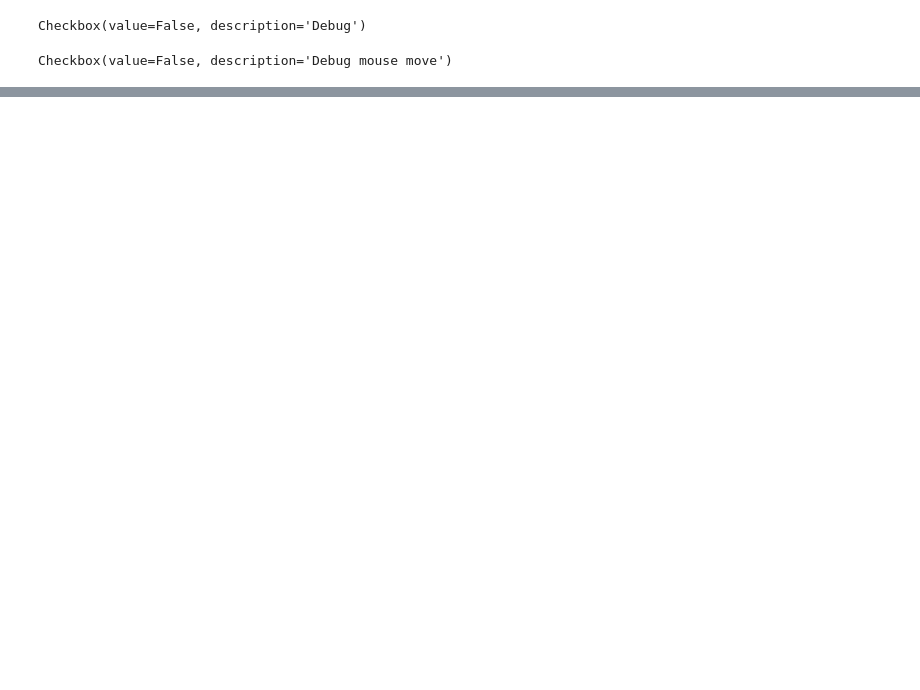
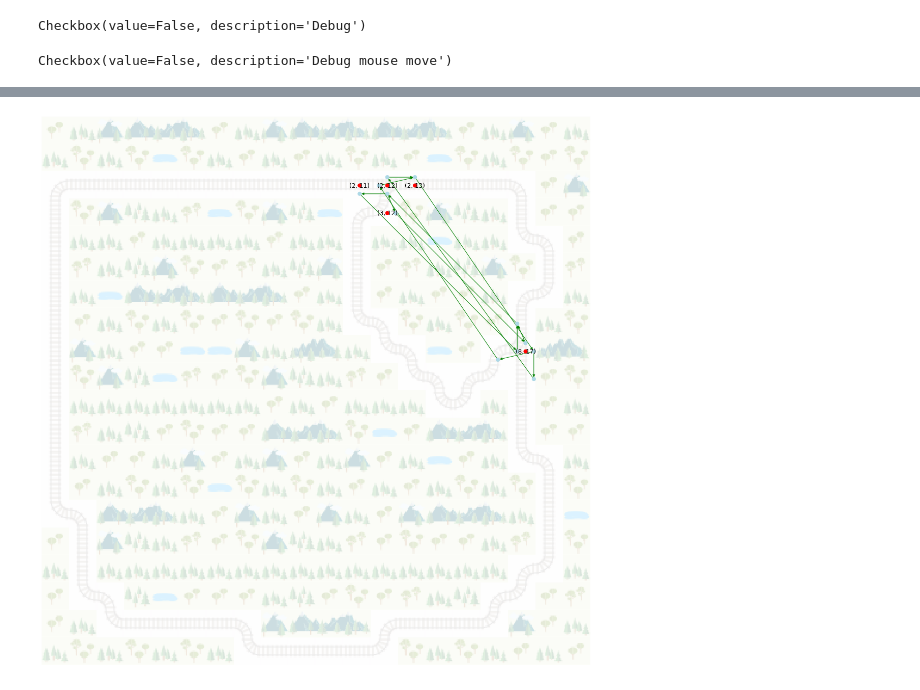
Before and after one commit to nobodyczcz/flatland2020, a Jupyter notebook: notebooks/Graph_Editor.ipynb, the cells around one changed output, grey strips where cells are left out. Drawn from its saved outputs; the diff is of its cells as text; code cells hidden in the pictures; blank space fills up the shorter version.

```diff
--- a/notebooks/Graph_Editor.ipynb
+++ b/notebooks/Graph_Editor.ipynb
@@ -80,0 +96,6 @@ plotGraphEnv(G2, env, aImg, node_size=50, alpha_img=0.2, figsize=(10,10))
+# %%
+G5 = gEnv.reduce_simple_paths()
+# %%
+plotGraphEnv(G5, env, aImg, node_size=50, alpha_img=0.2, figsize=(20,20), show_labels=("grid"))
+# %% [output]
+[figure, added]
```
Also changed, not shown: parts of 12 cells of this notebook.
